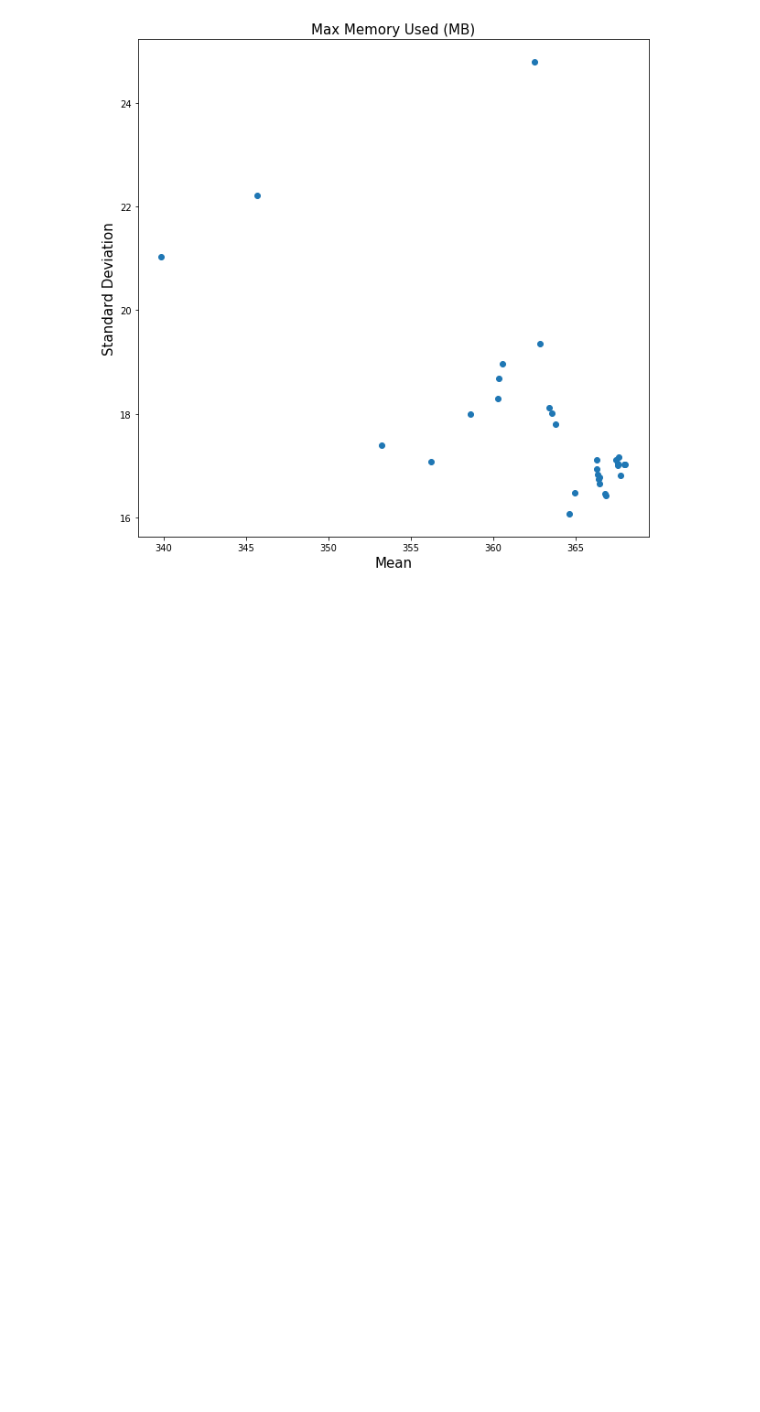
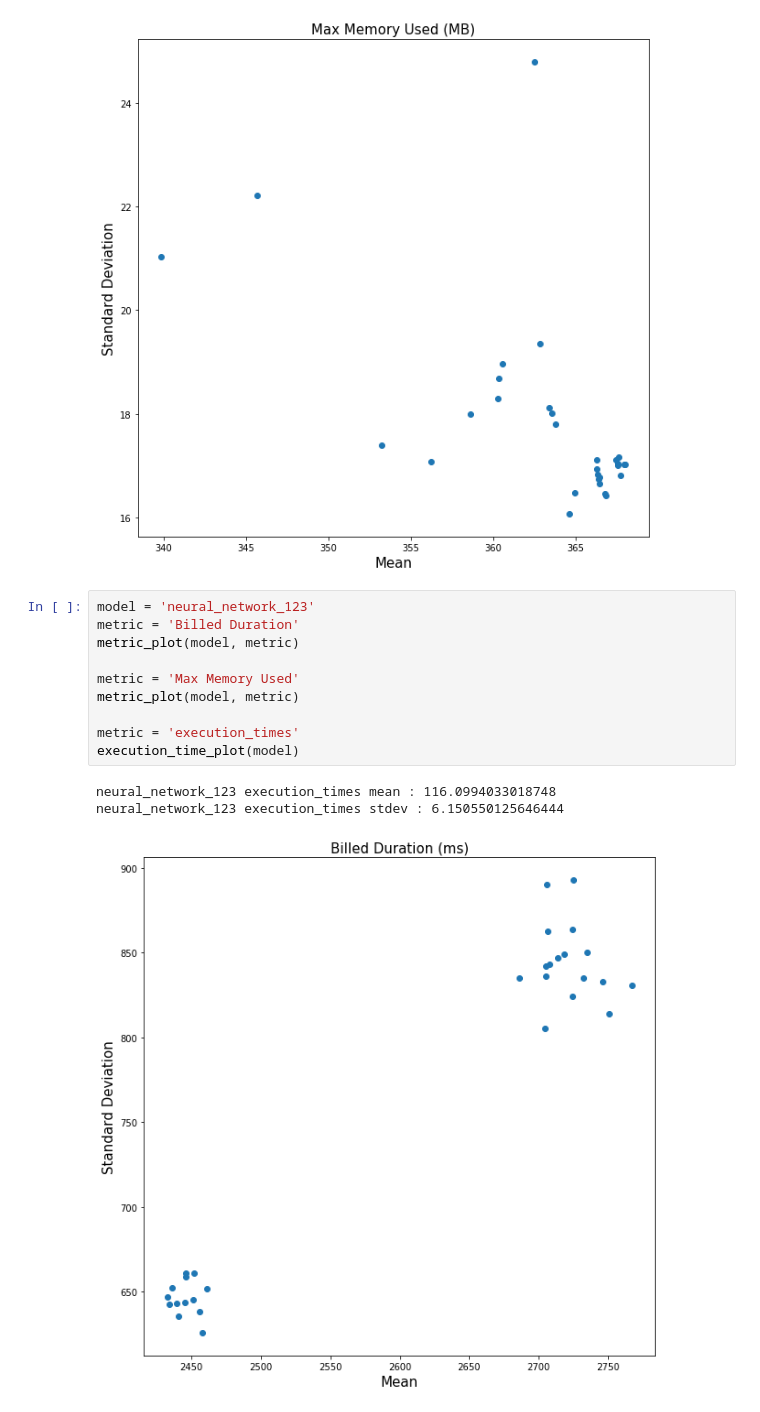
Before and after one commit to Heronalps/Seneca, a Jupyter notebook: notebooks/metric_plot.ipynb, the cells around one changed output. Cells and saved outputs as stored; diff of their text form; blank space fills up the shorter version.

```diff
--- a/notebooks/metric_plot.ipynb
+++ b/notebooks/metric_plot.ipynb
@@ -64,3 +64,17 @@ multi_regression execution_times mean : 158.71304442882538
 multi_regression execution_times stdev : 1.4736721127777659
 [figure]
 [figure]
+# %%
+model = 'neural_network_123'
+metric = 'Billed Duration'
+metric_plot(model, metric)
+
+metric = 'Max Memory Used'
+metric_plot(model, metric)
+
+metric = 'execution_times'
+execution_time_plot(model)
+# %% [output]
+neural_network_123 execution_times mean : 116.0994033018748
+neural_network_123 execution_times stdev : 6.150550125646444
+[figure, added]
```
Also changed, not shown: parts of 1 cell of this notebook, 15 other files.
